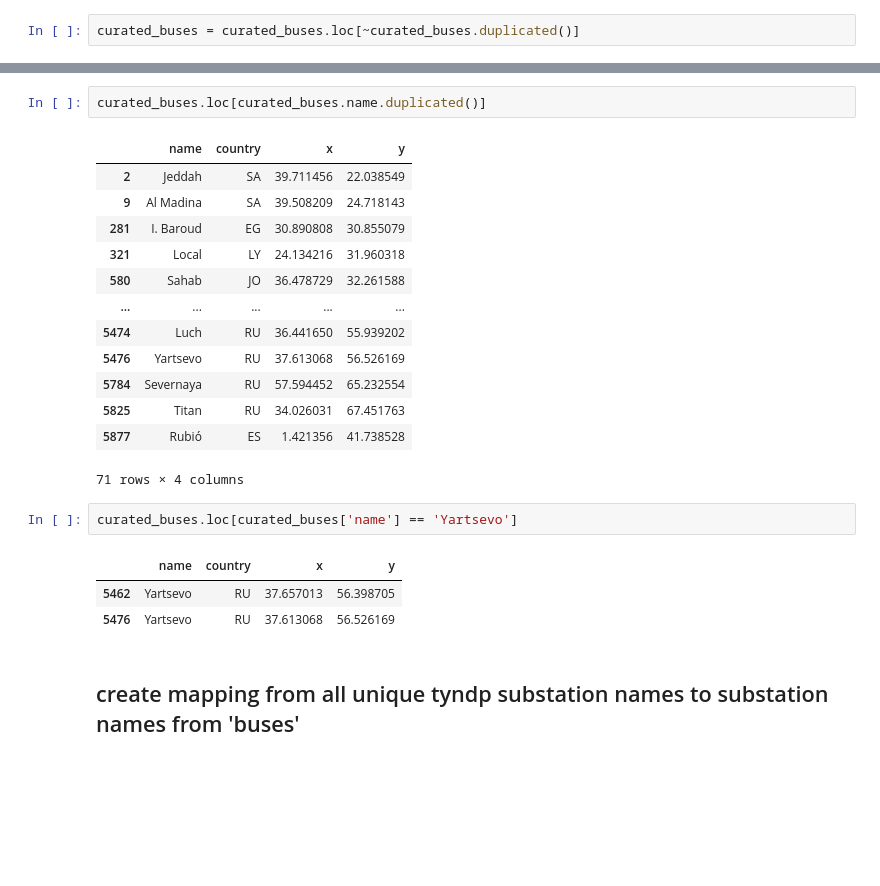
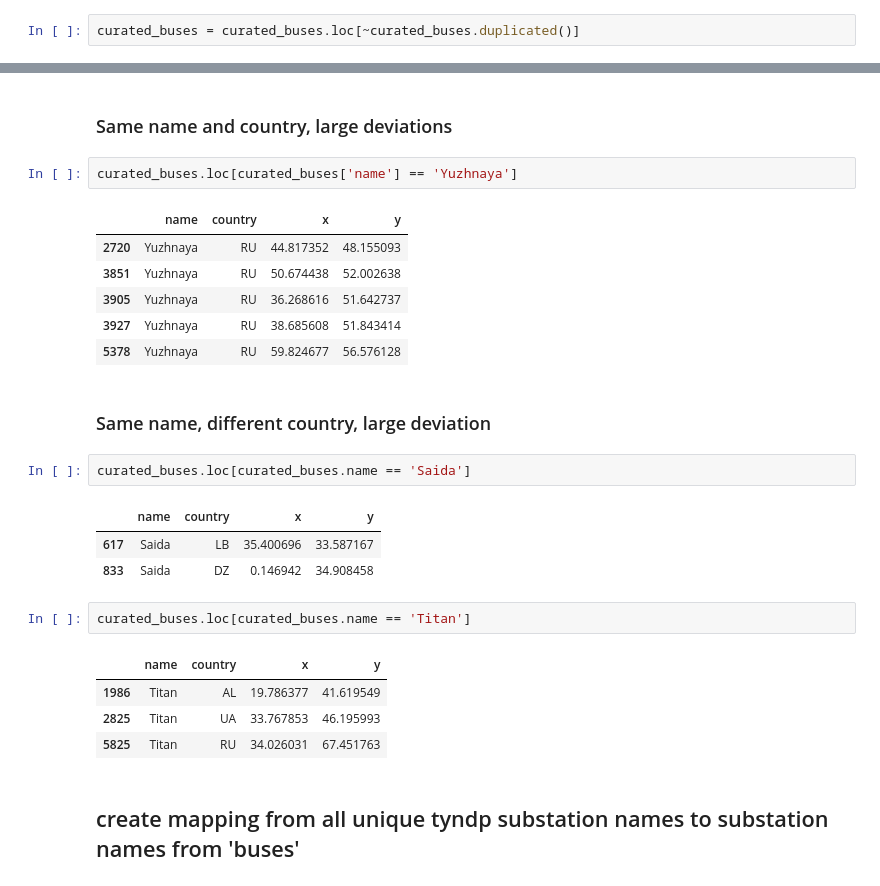
Before and after one commit to grecht/tyndp_to_pypsa, a Jupyter notebook: Experiments.ipynb, the cells around one changed output, grey strips where cells are left out. Saved outputs shown, nothing was run; the diff lists cells and outputs as text; blank space fills up the shorter version.

Commit message:
Exploration of buses.csv (duplicates)

```diff
--- a/Experiments.ipynb
+++ b/Experiments.ipynb
@@ -129,25 +159,29 @@ curated_buses = curated_buses.loc[~curated_buses.duplicated()]
+# %% [markdown]
+### Same name and country, large deviations
 # %%
-curated_buses.loc[curated_buses.name.duplicated()]
+curated_buses.loc[curated_buses['name'] == 'Yuzhnaya']
 # %% [output]
 |  | name | country | x | y |
-| 2 | Jeddah | SA | 39.711456 | 22.038549 |
-| 9 | Al Madina | SA | 39.508209 | 24.718143 |
-| 281 | I. Baroud | EG | 30.890808 | 30.855079 |
-| 321 | Local | LY | 24.134216 | 31.960318 |
-| 580 | Sahab | JO | 36.478729 | 32.261588 |
-| ... | ... | ... | ... | ... |
-| 5474 | Luch | RU | 36.441650 | 55.939202 |
-| 5476 | Yartsevo | RU | 37.613068 | 56.526169 |
-| 5784 | Severnaya | RU | 57.594452 | 65.232554 |
-| 5825 | Titan | RU | 34.026031 | 67.451763 |
-| 5877 | Rubió | ES | 1.421356 | 41.738528 |
+| 2720 | Yuzhnaya | RU | 44.817352 | 48.155093 |
+| 3851 | Yuzhnaya | RU | 50.674438 | 52.002638 |
+| 3905 | Yuzhnaya | RU | 36.268616 | 51.642737 |
+| 3927 | Yuzhnaya | RU | 38.685608 | 51.843414 |
+| 5378 | Yuzhnaya | RU | 59.824677 | 56.576128 |
-71 rows × 4 columns
+# %% [markdown]
+### Same name, different country, large deviation
 # %%
-curated_buses.loc[curated_buses['name'] == 'Yartsevo']
+curated_buses.loc[curated_buses.name == 'Saida']
 # %% [output]
 |  | name | country | x | y |
-| 5462 | Yartsevo | RU | 37.657013 | 56.398705 |
-| 5476 | Yartsevo | RU | 37.613068 | 56.526169 |
+| 617 | Saida | LB | 35.400696 | 33.587167 |
+| 833 | Saida | DZ | 0.146942 | 34.908458 |
+# %%
+curated_buses.loc[curated_buses.name == 'Titan']
+# %% [output]
+|  | name | country | x | y |
+| 1986 | Titan | AL | 19.786377 | 41.619549 |
+| 2825 | Titan | UA | 33.767853 | 46.195993 |
+| 5825 | Titan | RU | 34.026031 | 67.451763 |
 # %% [markdown]
 ## create mapping from all unique tyndp substation names to substation names from 'buses'
 # %%
```
Also changed, not shown: parts of 6 cells of this notebook.
